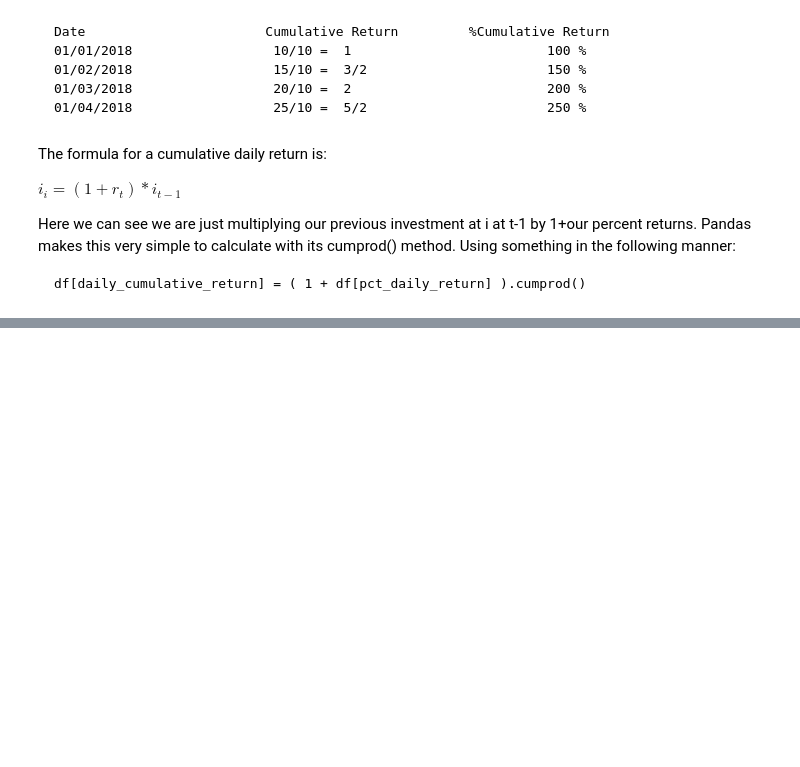
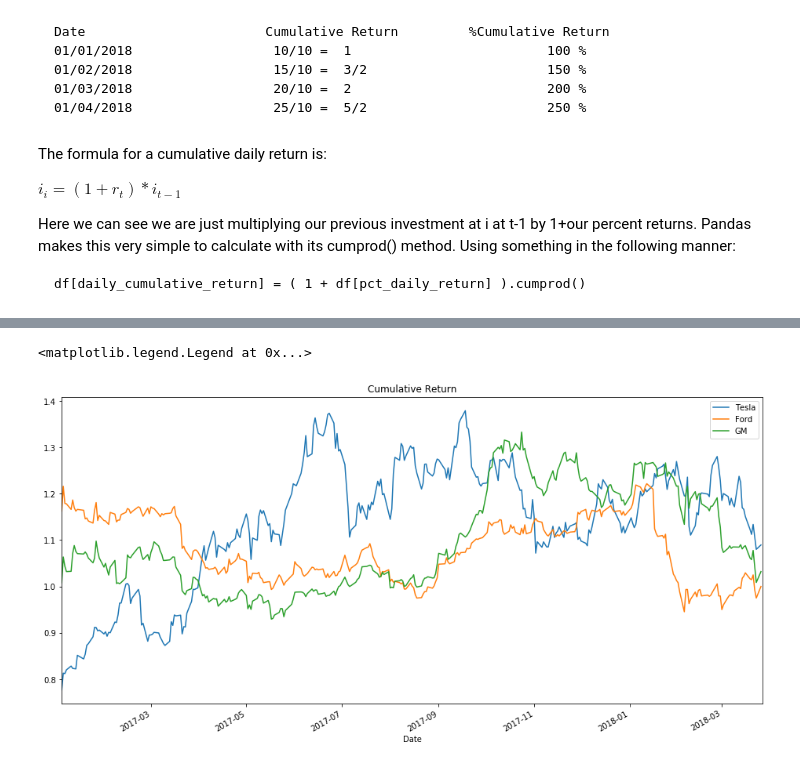
Before and after one commit to co-codin/Python-FinancialAnalysis, a Jupyter notebook: Theory/Basics.ipynb, the cells around one changed output, grey strips where cells are left out. Drawn from its saved outputs; the diff is of its cells as text; code cells hidden in the pictures; blank space fills up the shorter version.

Commit message:
Cumulative Return

```diff
--- a/Theory/Basics.ipynb
+++ b/Theory/Basics.ipynb
@@ -317,3 +317,5 @@ $ i_i = (1+r_t) * i_{t-1} $
 Here we can see we are just multiplying our previous investment at i at t-1 by 1+our percent returns. Pandas makes this very simple to calculate with its cumprod() method. Using something in the following manner:
 
     df[daily_cumulative_return] = ( 1 + df[pct_daily_return] ).cumprod()
+# %%
+tesla['Cumulative Return'] = (1 + (tesla['returns'])).cumprod()
@@ -319,0 +332,11 @@ Here we can see we are just multiplying our previous investment at i at t-1 by 1
+# %%
+ford['Cumulative Return'] = (1 + ford['returns']).cumprod()
+gm['Cumulative Return'] = (1 + gm['returns']).cumprod()
+# %%
+tesla['Cumulative Return'].plot(label='Tesla',figsize=(16,8),title='Cumulative Return')
+ford['Cumulative Return'].plot(label='Ford')
+gm['Cumulative Return'].plot(label='GM')
+plt.legend()
+# %% [output]
+<matplotlib.legend.Legend at 0x...>
+[figure, added]
```
Also changed, not shown: parts of 1 cell of this notebook.
